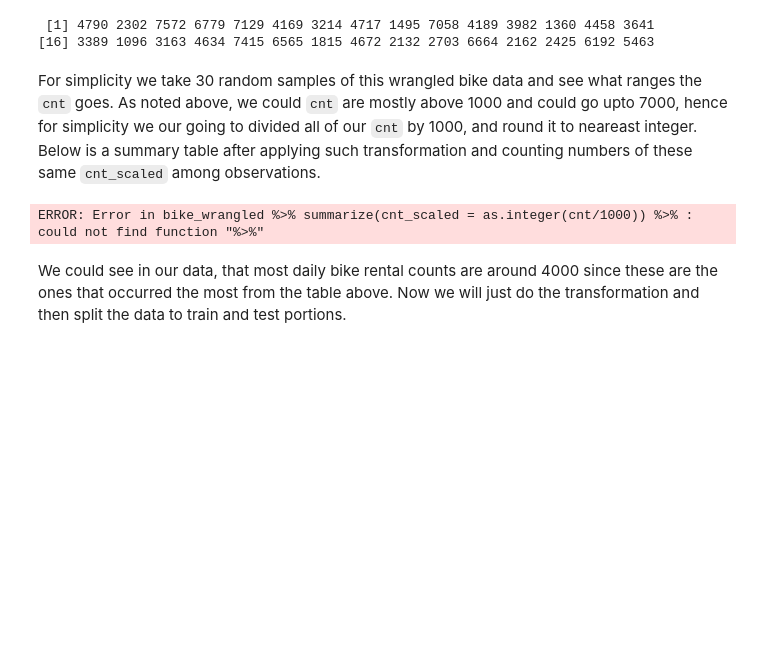
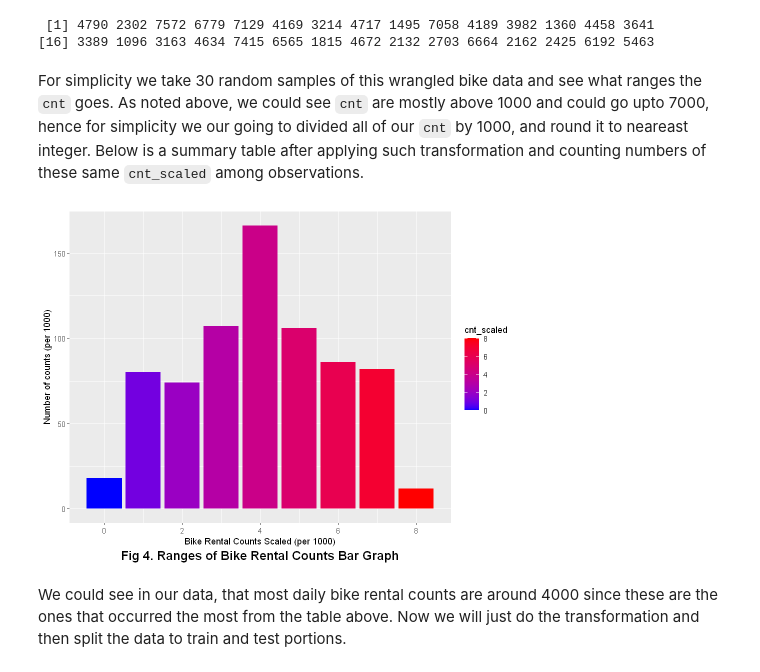
Before and after one commit to tonyliang19/stat301-group-project, a Jupyter notebook: src/methods_results.ipynb, the cells around one changed output. Cells and saved outputs as stored; diff of their text form; code cells hidden in the pictures; blank space fills up the shorter version.

```diff
--- a/src/methods_results.ipynb
+++ b/src/methods_results.ipynb
@@ -308,24 +328,24 @@ sample_n(size = 30, bike_wrangled)$cnt
  [1] 4790 2302 7572 6779 7129 4169 3214 4717 1495 7058 4189 3982 1360 4458 3641
 [16] 3389 1096 3163 4634 7415 6565 1815 4672 2132 2703 6664 2162 2425 6192 5463
 # %% [markdown]
-For simplicity we take 30 random samples of this wrangled bike data and see what ranges the `cnt` goes. As noted above, we could `cnt` are mostly above 1000 and could go upto 7000, hence for simplicity we our going to divided all of our `cnt`  by 1000, and round it to neareast integer. Below is a summary table after applying such transformation and counting numbers of these same `cnt_scaled` among observations.
+For simplicity we take 30 random samples of this wrangled bike data and see what ranges the `cnt` goes. As noted above, we could see `cnt` are mostly above 1000 and could go upto 7000, hence for simplicity we our going to divided all of our `cnt`  by 1000, and round it to neareast integer. Below is a summary table after applying such transformation and counting numbers of these same `cnt_scaled` among observations.
 # %%
 # change size
 options(repr.plot.width = 8, repr.plot.height = 6)
 # visualizing the counts per 1000 distritbution, 0 means less than 1000
 bike_wrangled %>%
-    summarize(cnt_scaled = as.integer(cnt/ 1000)) %>%
+    summarize(cnt_scaled = as.integer(cnt / 1000)) %>%
     group_by(cnt_scaled) %>%
     summarize(n_cnts = n()) %>%
     ggplot(aes(x = cnt_scaled, y = n_cnts, fill = cnt_scaled)) +
     geom_col() +
-    scale_fill_continuous(low="blue", high="red") +
+    scale_fill_continuous(low = "blue", high = "red") +
     labs(x = "Bike Rental Counts Scaled (per 1000)",
-         y = "Number of counts (per 1000)", caption = "Fig 4. Ranges of Bike Rental Counts Bar Graph") +
-    theme(plot.caption = element_text(size = 15, hjust=0.5, face = "bold")) +
-    ggtitle("Ranges of Bike Rental Counts Per 1000")
+         y = "Number of counts (per 1000)",
+         caption = "Fig 4. Ranges of Bike Rental Counts Bar Graph") +
+    theme(plot.caption = element_text(size = 15, hjust = 0.5, face = "bold"))
 # %% [output]
-ERROR: Error in bike_wrangled %>% summarize(cnt_scaled = as.integer(cnt/1000)) %>% : could not find function "%>%"
+[figure, added]
 # %% [markdown]
 We could see in our data, that most daily bike rental counts are around 4000 since these are the ones that occurred the most from the table above. Now we will just do the transformation and then split the data to train and test portions.
 # %%
```
Also changed, not shown: parts of 15 cells of this notebook.
